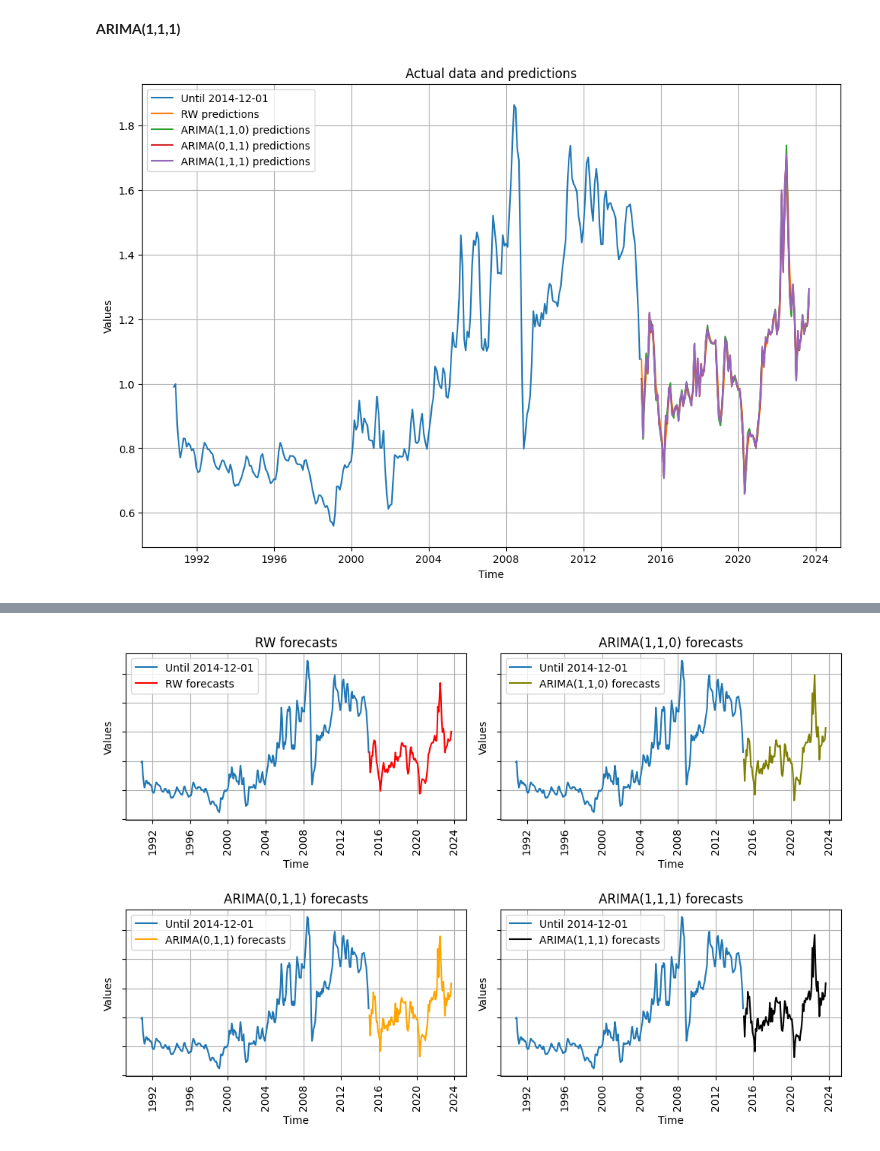
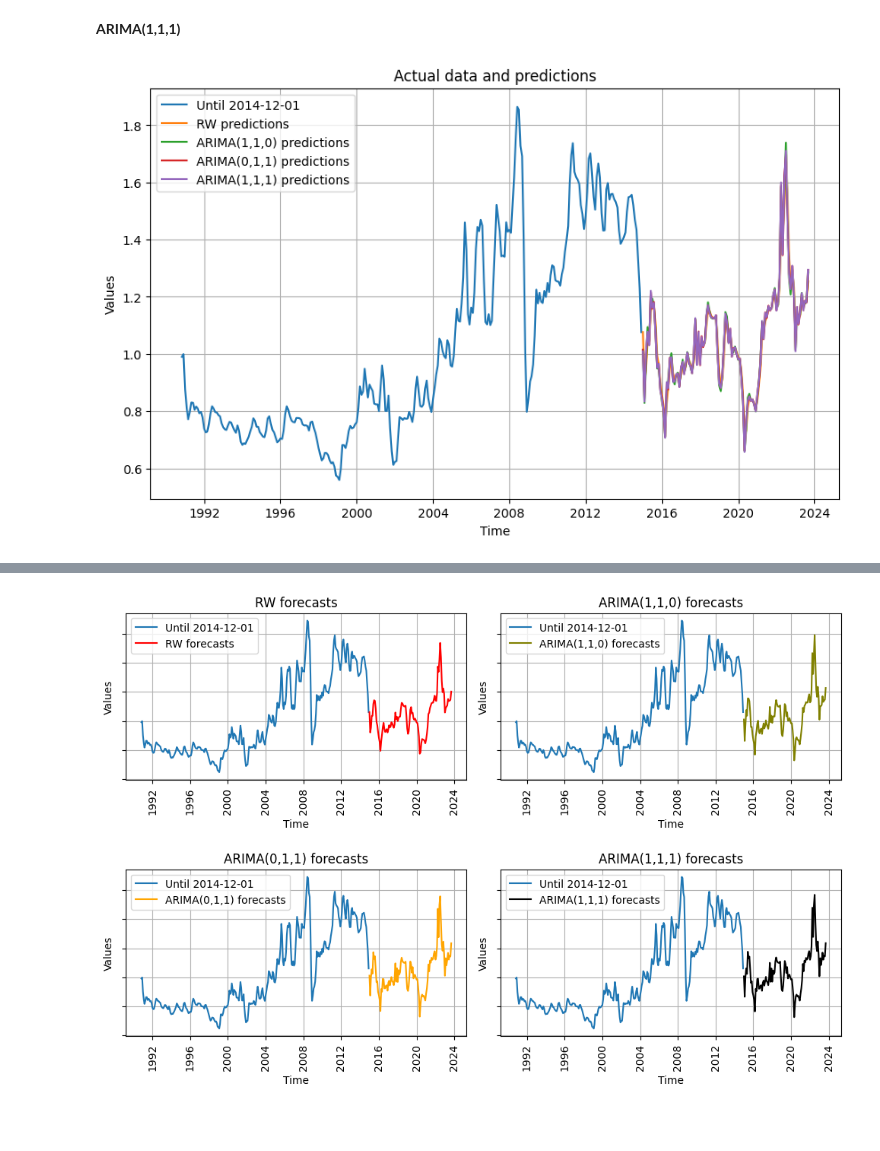
Before and after one commit to giordanovitale/Time-Series-Assignments, a Jupyter notebook: Assignment 3/Assignment3.ipynb, the cells around one changed output, grey strips where cells are left out. Drawn from its saved outputs; the diff is of its cells as text; code cells hidden in the pictures; blank space fills up the shorter version.

```diff
--- a/Assignment 3/Assignment3.ipynb
+++ b/Assignment 3/Assignment3.ipynb
@@ -34,6 +34,9 @@ for var in fred_codes.keys():
     gasoline[var] = get_fred_data(fred_codes[var])
 # %%
 gasoline['Time'] = pd.to_datetime(gasoline.index)
+# gasoline.set_index('Time', inplace=True)
+gasoline.index.freq = 'MS'
+
 gasoline = gasoline.query("Time >= '1990-11-01'")
 gasoline.head()
 # %% [output]
@@ -381,18 +384,18 @@ for i in range(len(test)):
 # compute the values of the forecasts back to their real scale
 exp_arima_111_forecasts = np.exp(arima_111_forecasts)
 # %%
-plt.figure(figsize=(12,8))
+plt.figure(figsize=(10,6))
 plt.plot(train['Time'], train['Real_Price'], label = 'Until 2014-12-01')
 plt.plot(test['Time'], exp_rw_forecasts, label = 'RW predictions')
 plt.plot(test['Time'], exp_arima_110_forecasts, label = 'ARIMA(1,1,0) predictions')
 plt.plot(test['Time'], exp_arima_011_forecasts, label = 'ARIMA(0,1,1) predictions')
 plt.plot(test['Time'], exp_arima_111_forecasts, label = 'ARIMA(1,1,1) predictions')
 
 plt.xlabel('Time')
 plt.ylabel('Values')
 plt.title('Actual data and predictions')
 plt.grid()
 plt.legend()
 plt.show()
 # %% [output]
-[figure, old version]
+[figure, new version]
```
Also changed, not shown: parts of 3 cells of this notebook.
